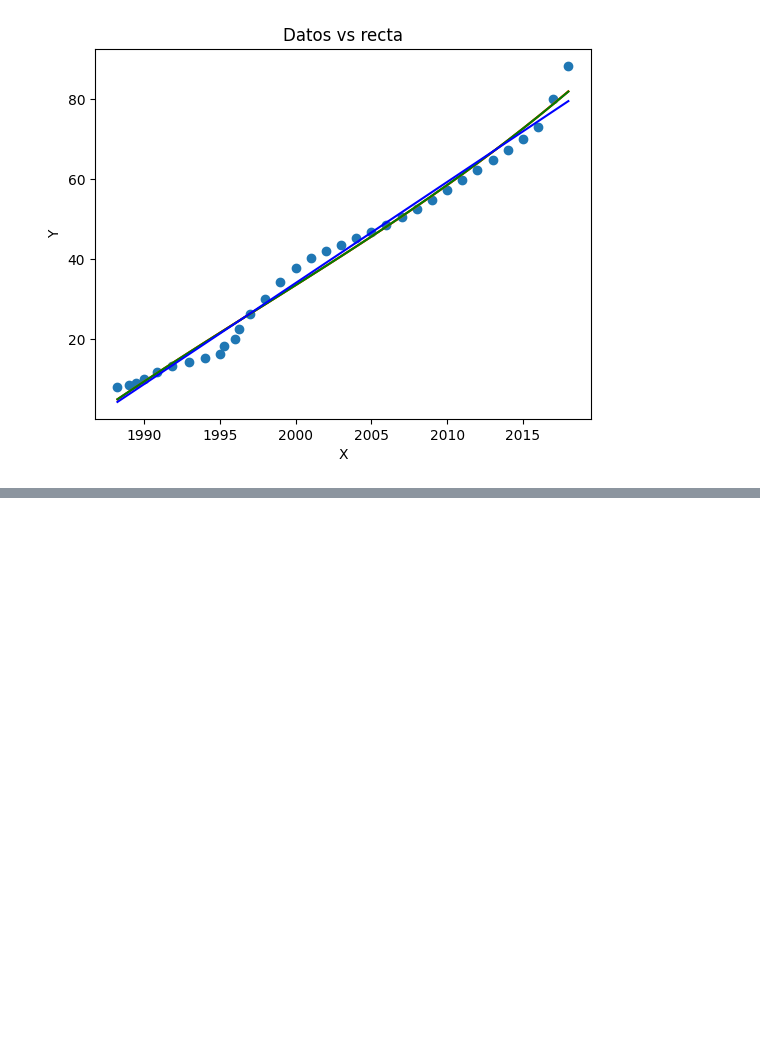
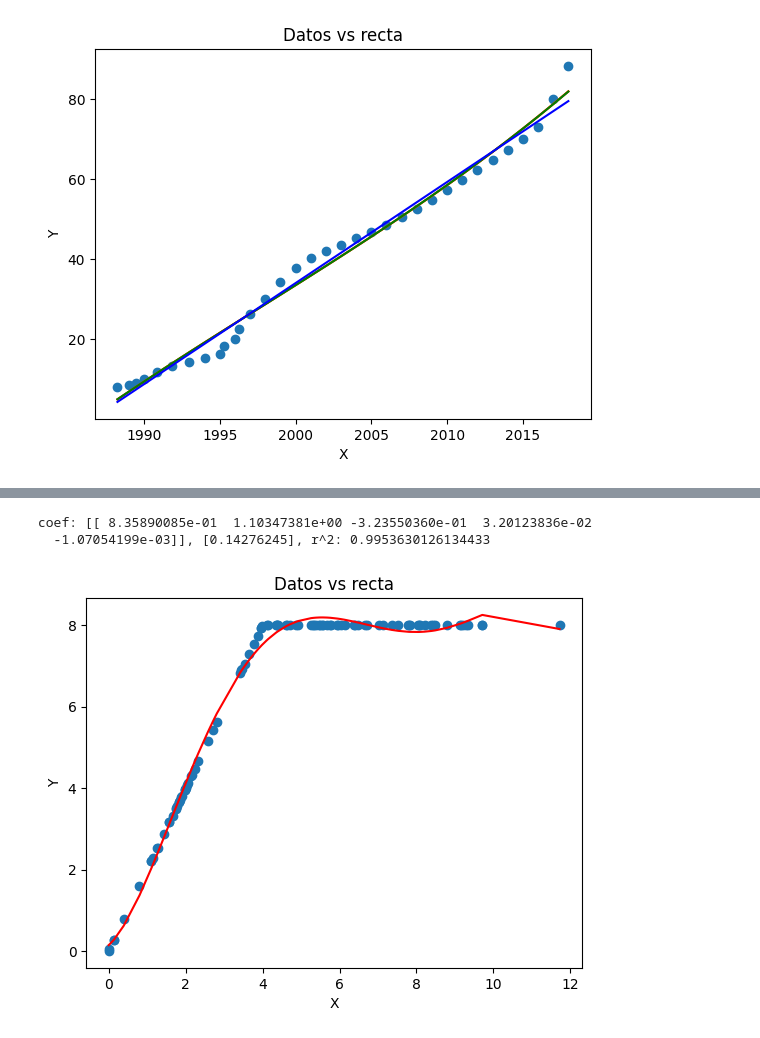
Before and after one commit to navap3206-debug/hello-world, a Jupyter notebook: A01.ipynb, the cells around one changed output, grey strips where cells are left out. Cells and saved outputs as stored; diff of their text form; code cells hidden in the pictures; blank space fills up the shorter version.

```diff
--- a/A01.ipynb
+++ b/A01.ipynb
@@ -392,0 +467,24 @@ plt.show()
+# %%
+#GRADO 5
+x5tb_matrix = np.array([[i[0], i[0]**2, i[0]**3, i[0]**4, i[0]**5] for i in xtb_matrix])
+lr = LinearRegression(fit_intercept= True) #no consideramos los interceptos
+lr.fit(x5tb_matrix,y_vec)
+print(f'coef: {lr.coef_}, {lr.intercept_}, r^2: {lr.score(x5tb_matrix, y_vec)}')
+
+x = xsl_matrix
+y = y_vec
+
+y_recta_5 = lr.intercept_ +  x5tb_matrix @ lr.coef_.T
+
+plt.scatter(x, y)
+plt.plot(x, y_recta_5, color='red')
+
+plt.xlabel("X")
+plt.ylabel("Y")
+plt.title("Datos vs recta")
+
+plt.show()
+# %% [output]
+coef: [[ 8.35890085e-01  1.10347381e+00 -3.23550360e-01  3.20123836e-02
+  -1.07054199e-03]], [0.14276245], r^2: 0.9953630126134433
+[figure, added]
```
Also changed, not shown: parts of 8 cells of this notebook.
